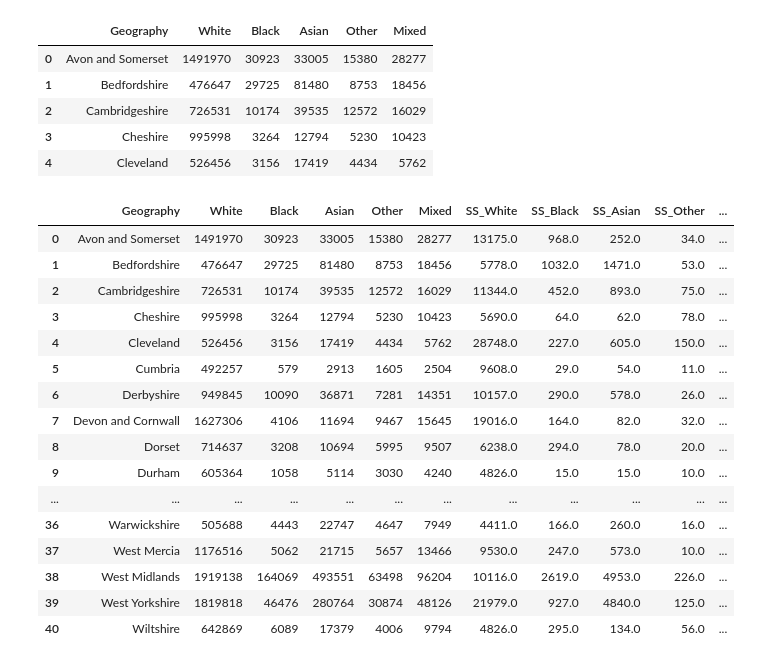
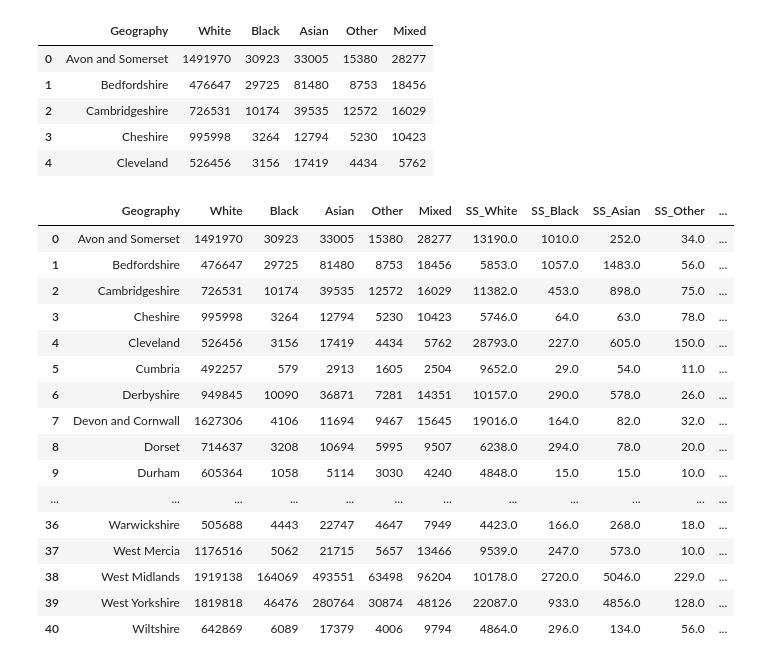
Before and after one commit to neerajthandayan/CourseProject, a Jupyter notebook: Crime_Data.ipynb, the cells around one changed output. Drawn from its saved outputs; the diff is of its cells as text; code cells hidden in the pictures.

```diff
--- a/Crime_Data.ipynb
+++ b/Crime_Data.ipynb
@@ -38,3 +40,8 @@ SS.head(5)
 | 2 | Durham | 4826.0 | 15.0 | 15.0 | 10.0 | 14.0 | ... |
 | 3 | Northumbria | 42143.0 | 189.0 | 864.0 | 49.0 | 114.0 | ... |
 | 4 | North East Region | 75717.0 | 431.0 | 1484.0 | 209.0 | 264.0 | ... |
+# %%
+# SS.14 - Number of persons and vehicles searched under section 60 of the Criminal Justice and Public Order Act 1994, by
+
+SS2 = pd.read_excel('stops-searches-1011-tabs.xls', sheet_name='SS.14', header=5)
+SS2.head(5)
@@ -42,9 +56,9 @@ SS.head(5)
 # Dropping uncessary columns
 # Here, the Not stated columsn is dropped as ethinicity unclear
 
-SS.drop(columns=['Vehicle only search','Total','Not \nstated'], inplace=True)
-SS.dropna(inplace=True)
-SS.columns = ['Geography','SS_White','SS_Black','SS_Asian','SS_Other','SS_Mixed']
-SS.reset_index(inplace=True, drop=True)
-SS.head(5)
+SS1.drop(columns=['Vehicle only search','Total','Not \nstated'], inplace=True)
+SS1.dropna(inplace=True)
+SS1.columns = ['Geography','SS1_White','SS1_Black','SS1_Asian','SS1_Other','SS1_Mixed']
+SS1.reset_index(inplace=True, drop=True)
+SS1.head(5)
 # %% [output]
@@ -54,3 +68,12 @@ SS.head(5)
 | 2 | Northumbria | 42143.0 | 189.0 | 864.0 | 49.0 | 114.0 |
 | 3 | North East Region | 75717.0 | 431.0 | 1484.0 | 209.0 | 264.0 |
 | 4 | Cheshire | 5690.0 | 64.0 | 62.0 | 78.0 | 48.0 |
+# %%
+# Dropping uncessary columns
+# Here, the Not stated columsn is dropped as ethinicity unclear
+
+SS2.drop(columns=['Vehicle only search','Total','Not \nstated'], inplace=True)
+SS2.dropna(inplace=True)
+SS2.columns = ['Geography','SS2_White','SS2_Black','SS2_Asian','SS2_Other','SS2_Mixed']
+SS2.reset_index(inplace=True, drop=True)
+SS2.head(5)
@@ -56,0 +87,6 @@ SS.head(5)
+# %%
+SS = SS1.merge(SS2, on='Geography')
+sum = SS.iloc[:,6:].values + SS.iloc[:,1:6].values
+stop = pd.DataFrame(sum, columns=['SS_White','SS_Black','SS_Asian','SS_Other','SS_Mixed'])
+stop = pd.concat([SS['Geography'],stop], axis=1)
+stop.head(5)
@@ -108,23 +151,23 @@ pop.head(5)
 # %%
 # Merging dataset
 
-master = pop.merge(SS.merge(AR, on='Geography'), on='Geography')
+master = pop.merge(stop.merge(AR, on='Geography'), on='Geography')
 master
 # %% [output]
 |  | Geography | White | Black | Asian | Other | Mixed | SS_White | SS_Black | SS_Asian | SS_Other | ... |
-| 0 | Avon and Somerset | 1491970 | 30923 | 33005 | 15380 | 28277 | 13175.0 | 968.0 | 252.0 | 34.0 | ... |
-| 1 | Bedfordshire | 476647 | 29725 | 81480 | 8753 | 18456 | 5778.0 | 1032.0 | 1471.0 | 53.0 | ... |
-| 2 | Cambridgeshire | 726531 | 10174 | 39535 | 12572 | 16029 | 11344.0 | 452.0 | 893.0 | 75.0 | ... |
-| 3 | Cheshire | 995998 | 3264 | 12794 | 5230 | 10423 | 5690.0 | 64.0 | 62.0 | 78.0 | ... |
-| 4 | Cleveland | 526456 | 3156 | 17419 | 4434 | 5762 | 28748.0 | 227.0 | 605.0 | 150.0 | ... |
-| 5 | Cumbria | 492257 | 579 | 2913 | 1605 | 2504 | 9608.0 | 29.0 | 54.0 | 11.0 | ... |
+| 0 | Avon and Somerset | 1491970 | 30923 | 33005 | 15380 | 28277 | 13190.0 | 1010.0 | 252.0 | 34.0 | ... |
+| 1 | Bedfordshire | 476647 | 29725 | 81480 | 8753 | 18456 | 5853.0 | 1057.0 | 1483.0 | 56.0 | ... |
+| 2 | Cambridgeshire | 726531 | 10174 | 39535 | 12572 | 16029 | 11382.0 | 453.0 | 898.0 | 75.0 | ... |
+| 3 | Cheshire | 995998 | 3264 | 12794 | 5230 | 10423 | 5746.0 | 64.0 | 63.0 | 78.0 | ... |
+| 4 | Cleveland | 526456 | 3156 | 17419 | 4434 | 5762 | 28793.0 | 227.0 | 605.0 | 150.0 | ... |
+| 5 | Cumbria | 492257 | 579 | 2913 | 1605 | 2504 | 9652.0 | 29.0 | 54.0 | 11.0 | ... |
 | 6 | Derbyshire | 949845 | 10090 | 36871 | 7281 | 14351 | 10157.0 | 290.0 | 578.0 | 26.0 | ... |
 | 7 | Devon and Cornwall | 1627306 | 4106 | 11694 | 9467 | 15645 | 19016.0 | 164.0 | 82.0 | 32.0 | ... |
 | 8 | Dorset | 714637 | 3208 | 10694 | 5995 | 9507 | 6238.0 | 294.0 | 78.0 | 20.0 | ... |
-| 9 | Durham | 605364 | 1058 | 5114 | 3030 | 4240 | 4826.0 | 15.0 | 15.0 | 10.0 | ... |
+| 9 | Durham | 605364 | 1058 | 5114 | 3030 | 4240 | 4848.0 | 15.0 | 15.0 | 10.0 | ... |
 | ... | ... | ... | ... | ... | ... | ... | ... | ... | ... | ... | ... |
-| 36 | Warwickshire | 505688 | 4443 | 22747 | 4647 | 7949 | 4411.0 | 166.0 | 260.0 | 16.0 | ... |
-| 37 | West Mercia | 1176516 | 5062 | 21715 | 5657 | 13466 | 9530.0 | 247.0 | 573.0 | 10.0 | ... |
-| 38 | West Midlands | 1919138 | 164069 | 493551 | 63498 | 96204 | 10116.0 | 2619.0 | 4953.0 | 226.0 | ... |
-| 39 | West Yorkshire | 1819818 | 46476 | 280764 | 30874 | 48126 | 21979.0 | 927.0 | 4840.0 | 125.0 | ... |
-| 40 | Wiltshire | 642869 | 6089 | 17379 | 4006 | 9794 | 4826.0 | 295.0 | 134.0 | 56.0 | ... |
+| 36 | Warwickshire | 505688 | 4443 | 22747 | 4647 | 7949 | 4423.0 | 166.0 | 268.0 | 18.0 | ... |
+| 37 | West Mercia | 1176516 | 5062 | 21715 | 5657 | 13466 | 9539.0 | 247.0 | 573.0 | 10.0 | ... |
+| 38 | West Midlands | 1919138 | 164069 | 493551 | 63498 | 96204 | 10178.0 | 2720.0 | 5046.0 | 229.0 | ... |
+| 39 | West Yorkshire | 1819818 | 46476 | 280764 | 30874 | 48126 | 22087.0 | 933.0 | 4856.0 | 128.0 | ... |
+| 40 | Wiltshire | 642869 | 6089 | 17379 | 4006 | 9794 | 4864.0 | 296.0 | 134.0 | 56.0 | ... |
```
Also changed, not shown: parts of 8 cells of this notebook.
